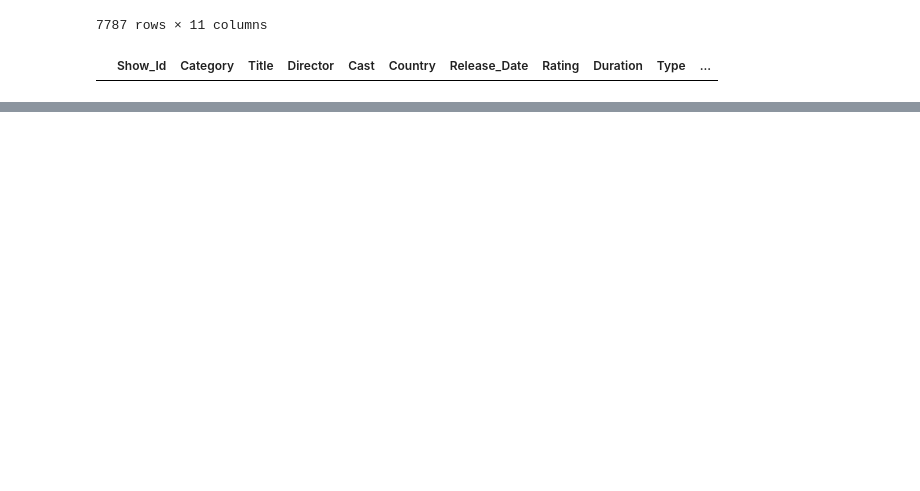
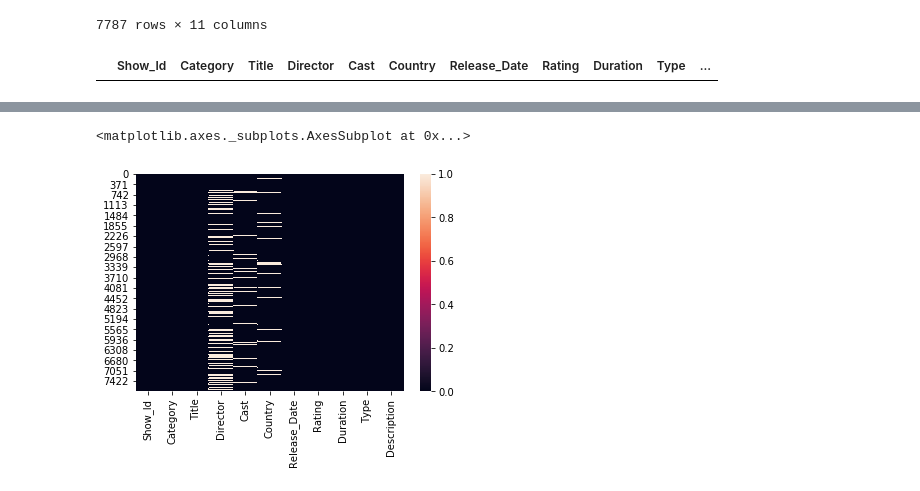
Before and after one commit to Mmddzz3/Netflix-Data-Analytics-Project, a Jupyter notebook: Netflix Analytics Project.ipynb, the cells around one changed output, grey strips where cells are left out. Cells and saved outputs as stored; diff of their text form; code cells hidden in the pictures; blank space fills up the shorter version.

```diff
--- a/Netflix Analytics Project.ipynb
+++ b/Netflix Analytics Project.ipynb
@@ -132,0 +171,5 @@ data[data.duplicated()]
+# %%
+sns.heatmap(data.isnull())
+# %% [output]
+<matplotlib.axes._subplots.AxesSubplot at 0x...>
+[figure, added]
```
Also changed, not shown: parts of 4 cells of this notebook.
